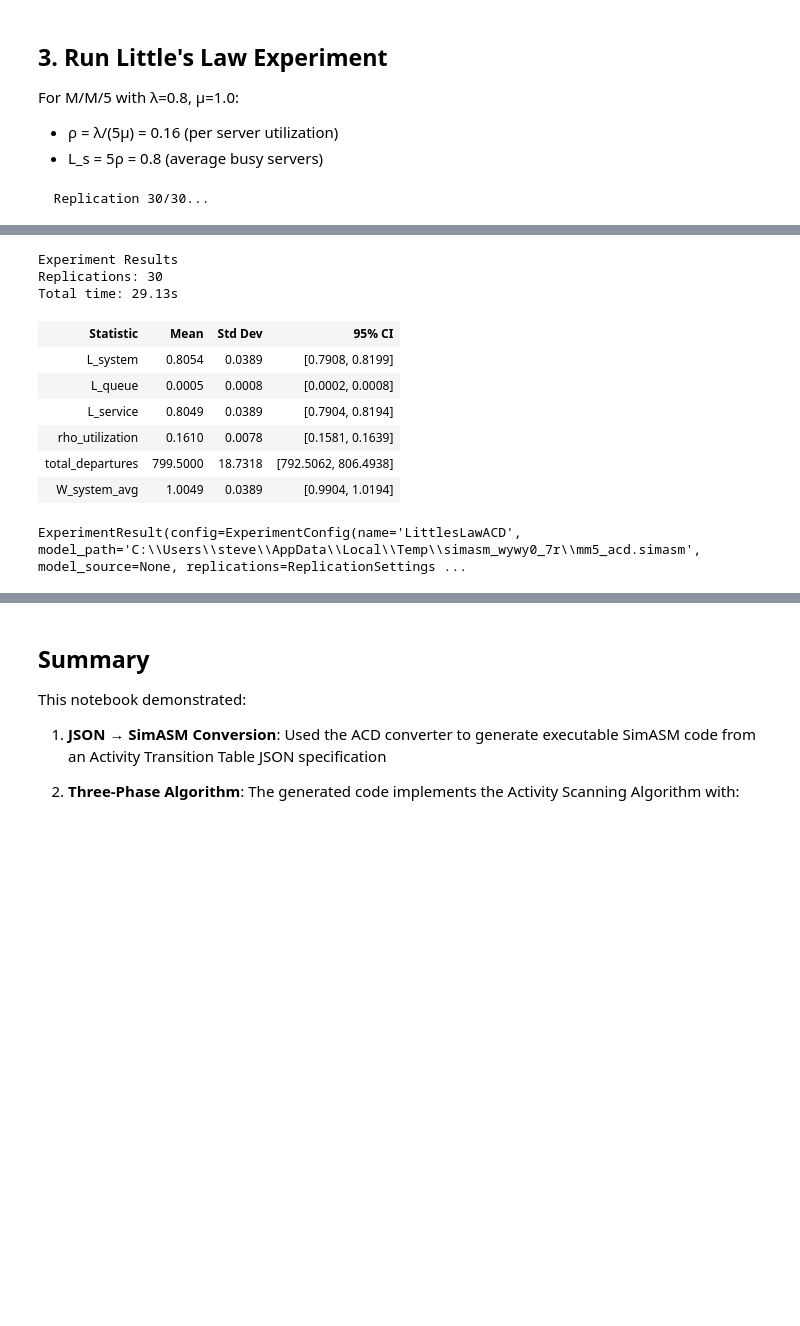
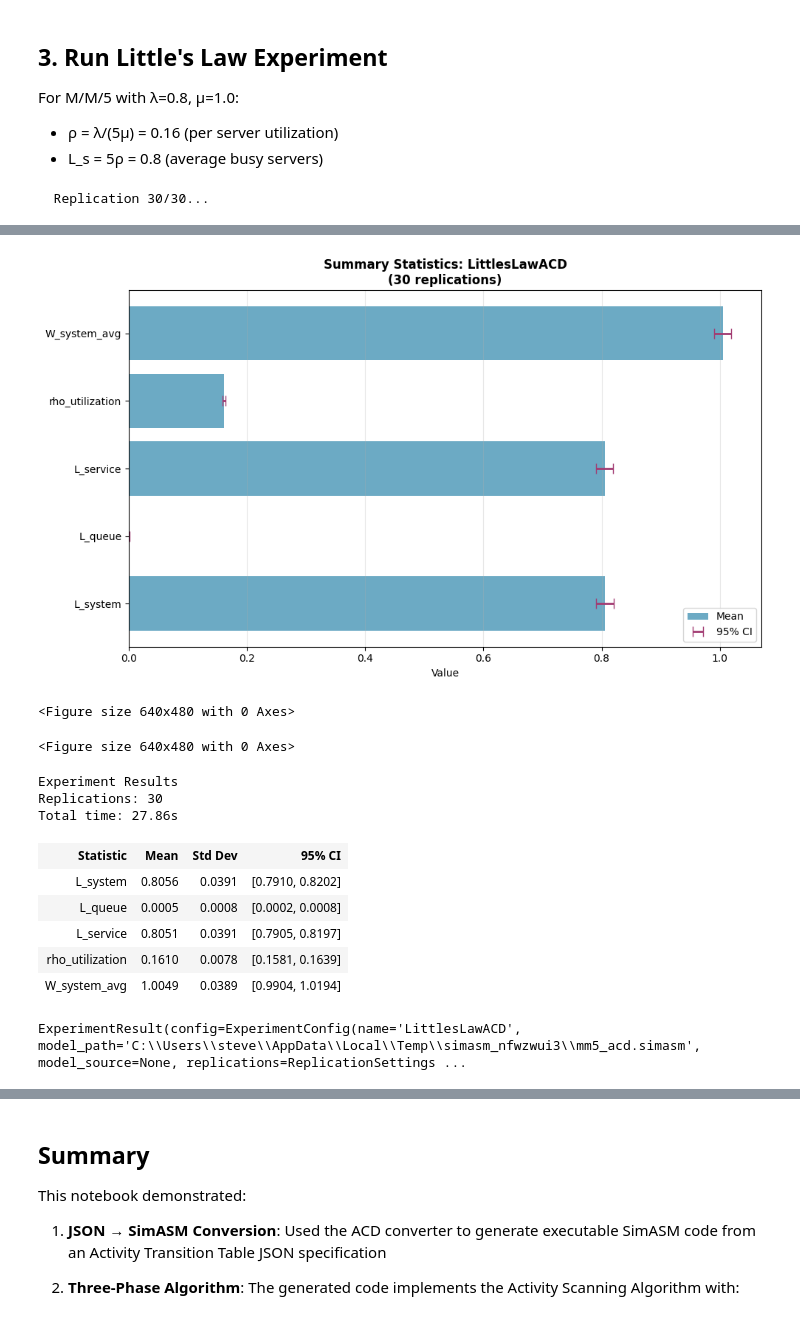
Before and after one commit to SimASM-Project/simasm-stutter-equivalence-project, a Jupyter notebook: acd_littles_law.ipynb, the cells around one changed output, grey strips where cells are left out. Saved outputs shown, nothing was run; the diff lists cells and outputs as text; code cells hidden in the pictures; blank space fills up the shorter version.

Commit message:
Added automated plotting of graphs.

```diff
--- a/acd_littles_law.ipynb
+++ b/acd_littles_law.ipynb
@@ -176,32 +177,33 @@ experiment LittlesLawACD:
         run_length: 1000.0
         seed_strategy: "incremental"
         base_seed: 12345
+        generate_plots: true        // Enable automatic plotting
+        trace_interval: 10.0        // Sample traces every 10 time units
     endreplication
 
     statistics:
         // L: Average number in system (queue + in service)
         stat L_system: time_average
             expression: "marking(Q) + (num_servers - marking(S))"
+            trace: true             // Capture time series
         endstat
 
         // L_q: Average number in queue
         stat L_queue: time_average
             expression: "marking(Q)"
+            trace: true             // Capture time series
         endstat
 
         // L_s: Average number in service (busy servers)
         stat L_service: time_average
             expression: "num_servers - marking(S)"
+            trace: true             // Capture time series
         endstat
 
         // Server utilization (fraction of capacity used)
         stat rho_utilization: time_average
             expression: "(num_servers - marking(S)) / num_servers"
-        endstat
-
-        // Total departures
-        stat total_departures: count
-            expression: "marking(Jobs)"
+            trace: true             // Capture time series
         endstat
 
         // W: Average time in system
@@ -221,11 +225,13 @@ endexperiment
+[figure, added]
-Experiment Results
-Replications: 30
-Total time: 29.13s
+<Figure size 640x480 with 0 Axes>
+<Figure size 640x480 with 0 Axes>
+Experiment Results
+Replications: 30
+Total time: 27.86s
 | Statistic | Mean | Std Dev | 95% CI |
-| L_system | 0.8054 | 0.0389 | [0.7908, 0.8199] |
+| L_system | 0.8056 | 0.0391 | [0.7910, 0.8202] |
 | L_queue | 0.0005 | 0.0008 | [0.0002, 0.0008] |
-| L_service | 0.8049 | 0.0389 | [0.7904, 0.8194] |
+| L_service | 0.8051 | 0.0391 | [0.7905, 0.8197] |
 | rho_utilization | 0.1610 | 0.0078 | [0.1581, 0.1639] |
-| total_departures | 799.5000 | 18.7318 | [792.5062, 806.4938] |
 | W_system_avg | 1.0049 | 0.0389 | [0.9904, 1.0194] |
-ExperimentResult(config=ExperimentConfig(name='LittlesLawACD', model_path='C:\\Users\\steve\\AppData\\Local\\Temp\\simasm_wywy0_7r\\mm5_acd.simasm', model_source=None, replications=ReplicationSettings ...
+ExperimentResult(config=ExperimentConfig(name='LittlesLawACD', model_path='C:\\Users\\steve\\AppData\\Local\\Temp\\simasm_nfwzwui3\\mm5_acd.simasm', model_source=None, replications=ReplicationSettings ...
```
Also changed, not shown: parts of 4 cells of this notebook, 1 other file.
